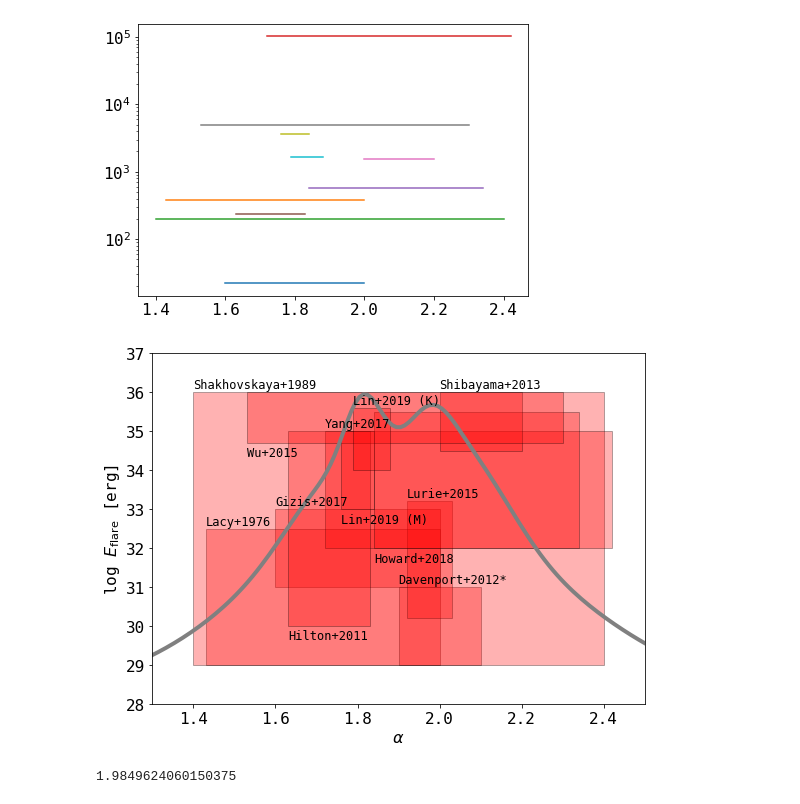
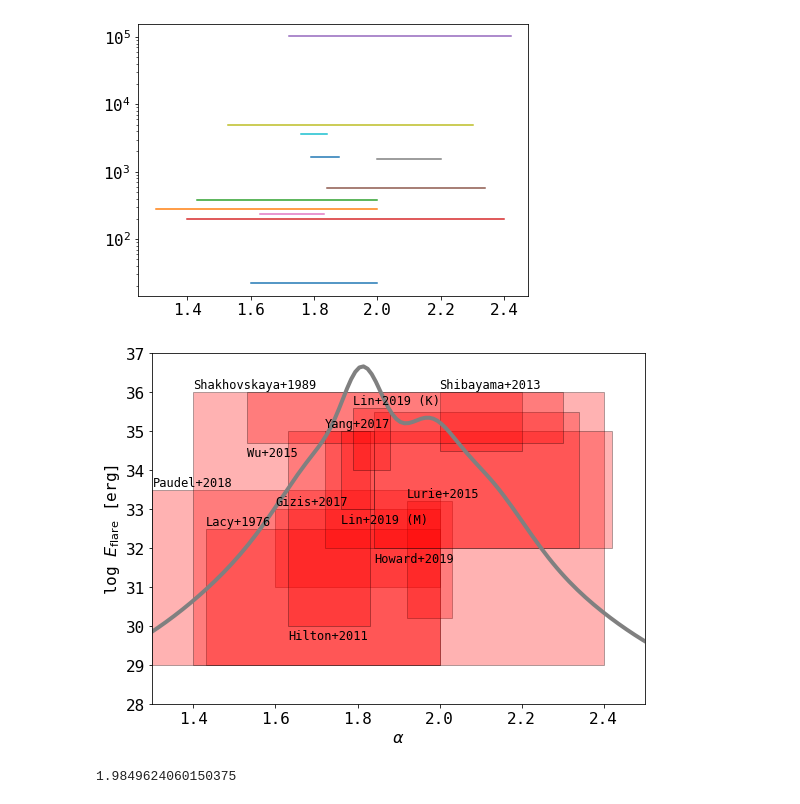
Before and after one commit to ekaterinailin/flares-in-clusters-ii-draft, a Jupyter notebook: Alpha_prior.ipynb, the cells around one changed output. Drawn from its saved outputs; the diff is of its cells as text; code cells hidden in the pictures.

```diff
--- a/Alpha_prior.ipynb
+++ b/Alpha_prior.ipynb
@@ -25,6 +25,7 @@ def import_matplotlib_style(label_size = 16):
 import_matplotlib_style()
 # %%
 df = pd.read_csv('optical_flares_FFD_slopes_literature.csv', dtype=str)
+df = df[df.ignore=="0"]
 df
 # %% [output]
 |  | author | slopemin | slopemax | notes | energymin | energymax | notes.1 | SpT min | SpT max | nstars | ... |
@@ -48,7 +47,7 @@ for label, row in df[["slopemin", "slopemax","nflares"]].dropna(how="any").iterr
     plt.plot([float(str(row.slopemin.replace(",","."))), float(str(row.slopemax.replace(",",".")))], [int(row.nflares)]*2)
 plt.yscale("log")
 # %% [output]
-[figure, old version]
+[figure, new version]
 # %%
 from matplotlib.patches import Rectangle
 from matplotlib.collections import PatchCollection
@@ -61,35 +60,35 @@ def gaussian(x, mu, sig):
 
 fix, ax = plt.subplots(1, figsize=(8,6))
 #
 alphas = np.linspace(0,4,400)
 g = np.zeros_like(alphas)
 boxes = []
 for label, row in df[["slopemin", "slopemax","energymin", "energymax","author"]].dropna(how="any").iterrows():
     mi , ma = floatify(row.slopemin), floatify(row.slopemax)
     g = g + gaussian(alphas, (mi + ma)/2, (ma - mi)/2, )
     f = Rectangle((mi, floatify(row.energymin)),
              ma-mi,
              floatify(row.energymax) - floatify(row.energymin))
-    if row.author in ["Hilton2011","Lin+2019 (M)", "Howard+2018", "Wu+2015", "Hilton+2011"] :
+    if row.author in ["Hilton2011","Lin+2019 (M)", "Howard+2019", "Wu+2015", "Hilton+2011"] :
         ax.text(mi, floatify(row.energymin)-0.35, row.author, fontsize=12)
     else:
         ax.text(mi, floatify(row.energymax)+0.1, row.author, fontsize=12)
     boxes.append(f)
 ax.plot(alphas, 28.+g, c="grey", linewidth=4)
 # Create patch collection with specified colour/alpha
 pc = PatchCollection(boxes, facecolor="r", alpha=.3,
                      edgecolor="k")
 ax.add_collection(pc)
 
 plt.xlim(1.3,2.5)
 plt.ylim(28,37)
 plt.xlabel(r"$\alpha$")
 plt.ylabel(r"log $E_\mathrm{flare}$ [erg]")
 plt.tight_layout()
 #plt.savefig("overview_alpha_literature.png", dpi=300)
 plt.savefig("Flares_in_Clusters_with_K2_2/pics/appendix/overview_alpha_literature.png", dpi=300)
 # %% [output]
-[figure, old version]
+[figure, new version]
 # %%
 alphas = np.linspace(0,4,400)
 g = np.zeros_like(alphas)
```
Also changed, not shown: parts of 1 cell of this notebook, 9 other files.
